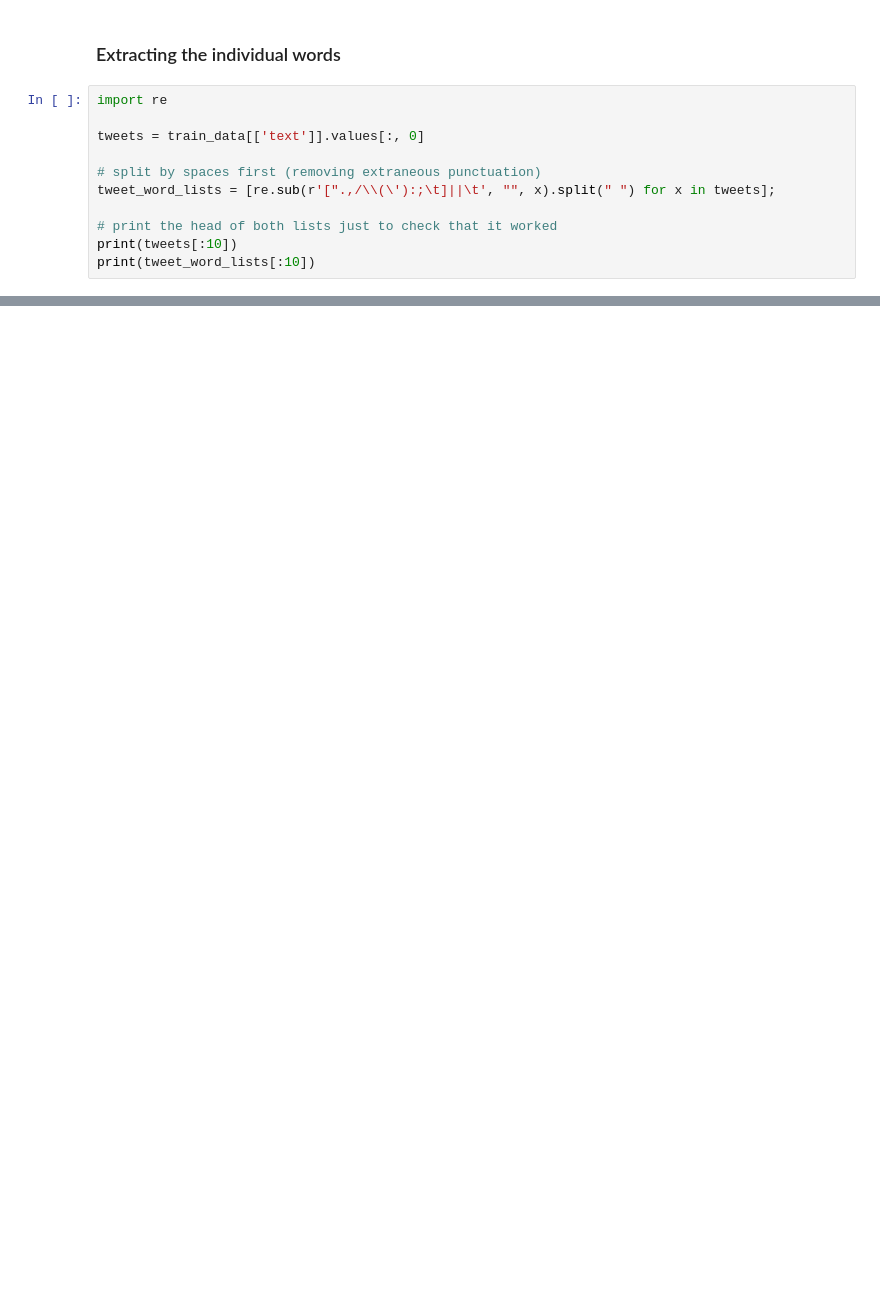
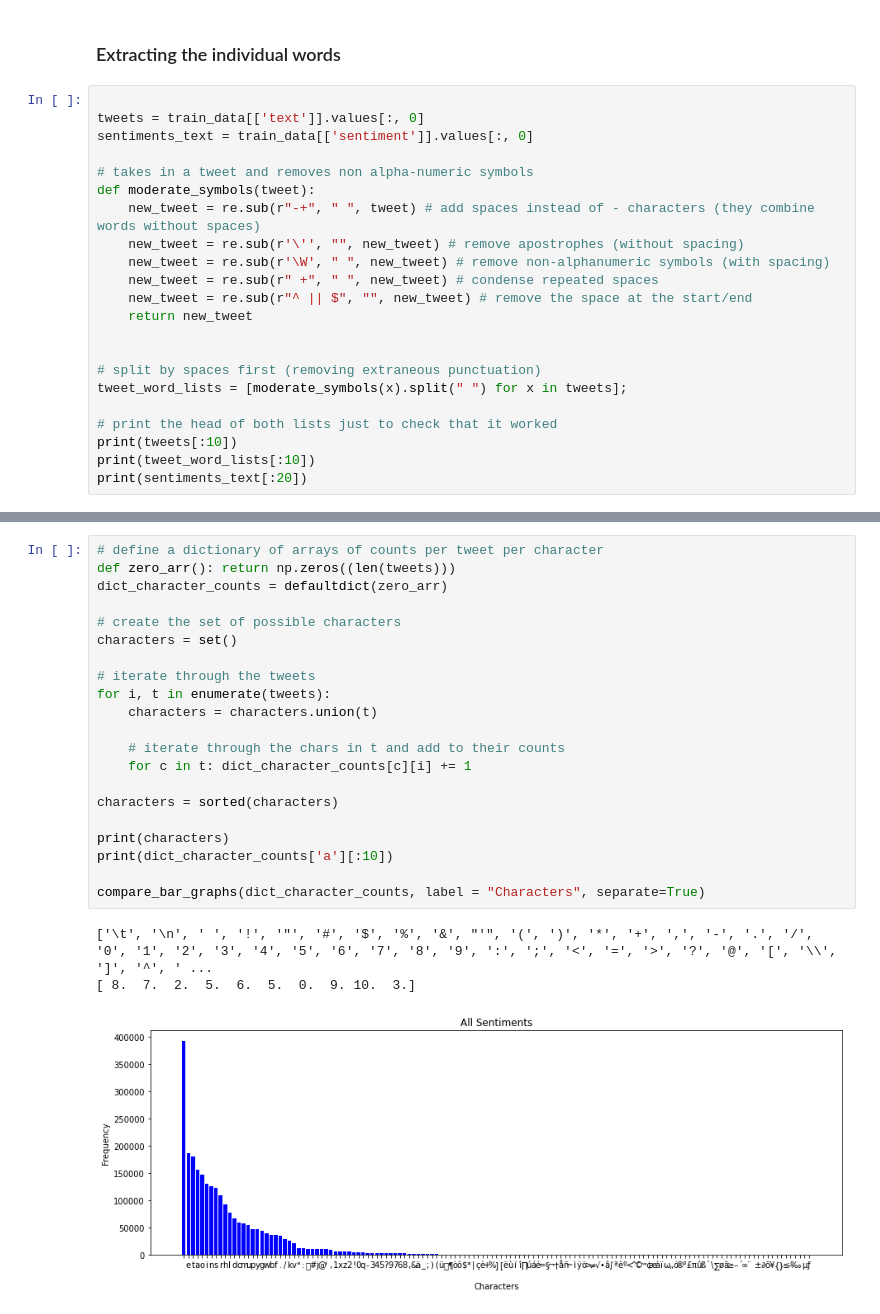
Before and after one commit to DigitalData/unimelb.comp30027.ml-assignment-2, a Jupyter notebook: code/feature-analysis.ipynb, the cells around one changed output, grey strips where cells are left out. Drawn from its saved outputs; the diff is of its cells as text; blank space fills up the shorter version.

Commit message:
Finished emote feature
Extracting emotes works.
Also Added:
- Character distribution
- Poetic Phonetics
- Quoting
- TF-IDF

```diff
--- a/code/feature-analysis.ipynb
+++ b/code/feature-analysis.ipynb
@@ -16,16 +22,27 @@ test_data = pd.read_csv("../datasets/Test.csv", sep=',')
 # %% [markdown]
 ### Extracting the individual words
 # %%
-import re
 
 tweets = train_data[['text']].values[:, 0]
+sentiments_text = train_data[['sentiment']].values[:, 0]
+
+# takes in a tweet and removes non alpha-numeric symbols
+def moderate_symbols(tweet):
+    new_tweet = re.sub(r"-+", " ", tweet) # add spaces instead of - characters (they combine words without spaces)
+    new_tweet = re.sub(r'\'', "", new_tweet) # remove apostrophes (without spacing)
+    new_tweet = re.sub(r'\W', " ", new_tweet) # remove non-alphanumeric symbols (with spacing)
+    new_tweet = re.sub(r" +", " ", new_tweet) # condense repeated spaces
+    new_tweet = re.sub(r"^ || $", "", new_tweet) # remove the space at the start/end
+    return new_tweet
+
 
 # split by spaces first (removing extraneous punctuation)
-tweet_word_lists = [re.sub(r'[".,/\\(\'):;\t]||\t', "", x).split(" ") for x in tweets];
+tweet_word_lists = [moderate_symbols(x).split(" ") for x in tweets];
 
 # print the head of both lists just to check that it worked
 print(tweets[:10])
 print(tweet_word_lists[:10])
+print(sentiments_text[:20])
 # %% [output]
 [' doctors hit campaign trail as race to medical council elections heats up https://t.co/iifdwb9v0w #homeopathy'
  ' is anybody going to the radio station tomorrow to see shawn? me and my friend may go but we would like to make new friends/meet there (:\t'
@@ -40,0 +200,25 @@ print(tweet_word_lists[:10])
+# %%
+# define a dictionary of arrays of counts per tweet per character
+def zero_arr(): return np.zeros((len(tweets)))
+dict_character_counts = defaultdict(zero_arr)
+
+# create the set of possible characters
+characters = set()
+
+# iterate through the tweets
+for i, t in enumerate(tweets):
+    characters = characters.union(t)
+
+    # iterate through the chars in t and add to their counts
+    for c in t: dict_character_counts[c][i] += 1
+
+characters = sorted(characters)
+
+print(characters)
+print(dict_character_counts['a'][:10])
+
+compare_bar_graphs(dict_character_counts, label = "Characters", separate=True)
+# %% [output]
+['\t', '\n', ' ', '!', '"', '#', '$', '%', '&', "'", '(', ')', '*', '+', ',', '-', '.', '/', '0', '1', '2', '3', '4', '5', '6', '7', '8', '9', ':', ';', '<', '=', '>', '?', '@', '[', '\\', ']', '^', ' ...
+[ 8.  7.  2.  5.  6.  5.  0.  9. 10.  3.]
+[figure, added]
```
Also changed, not shown: parts of 29 cells of this notebook.
